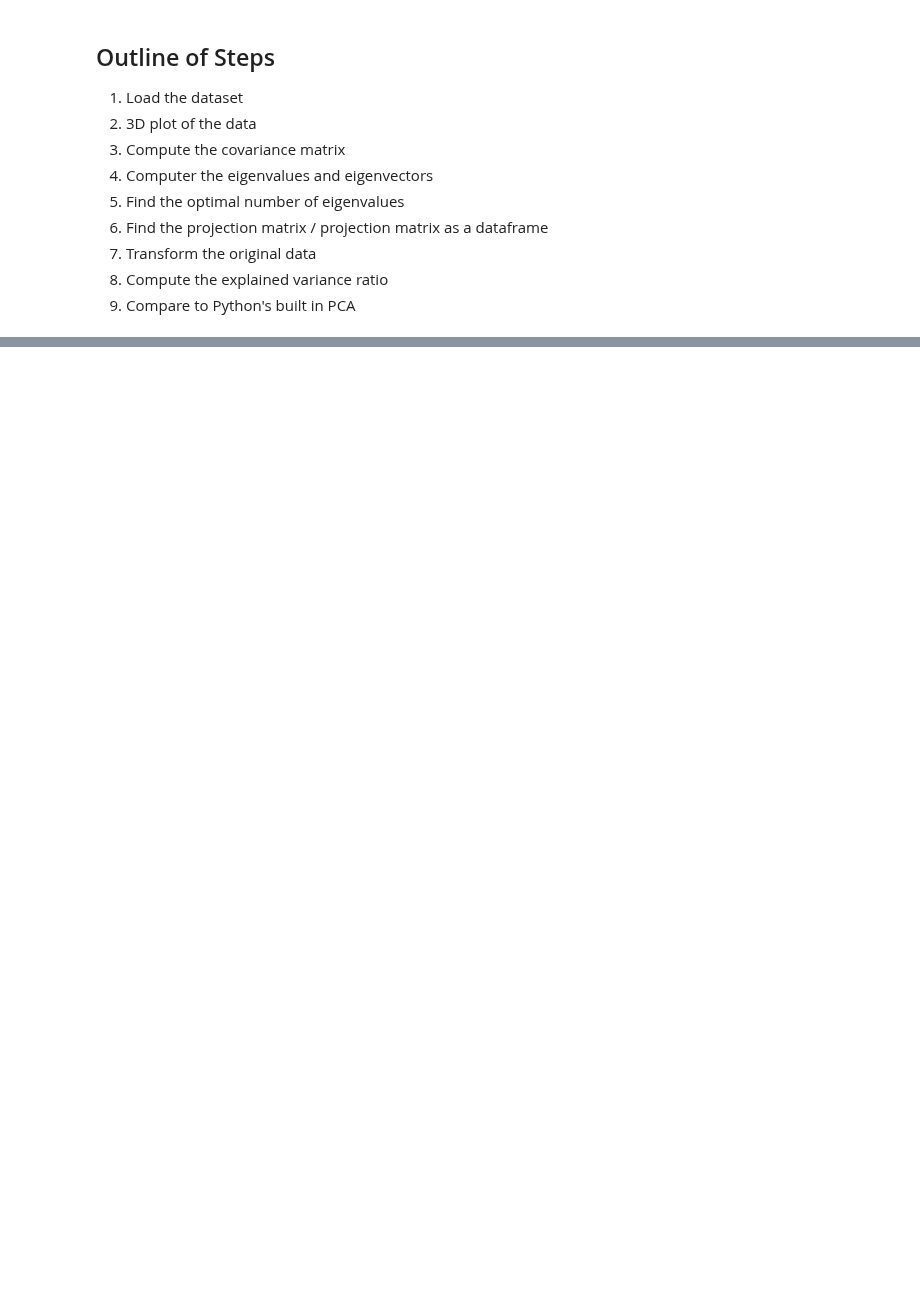
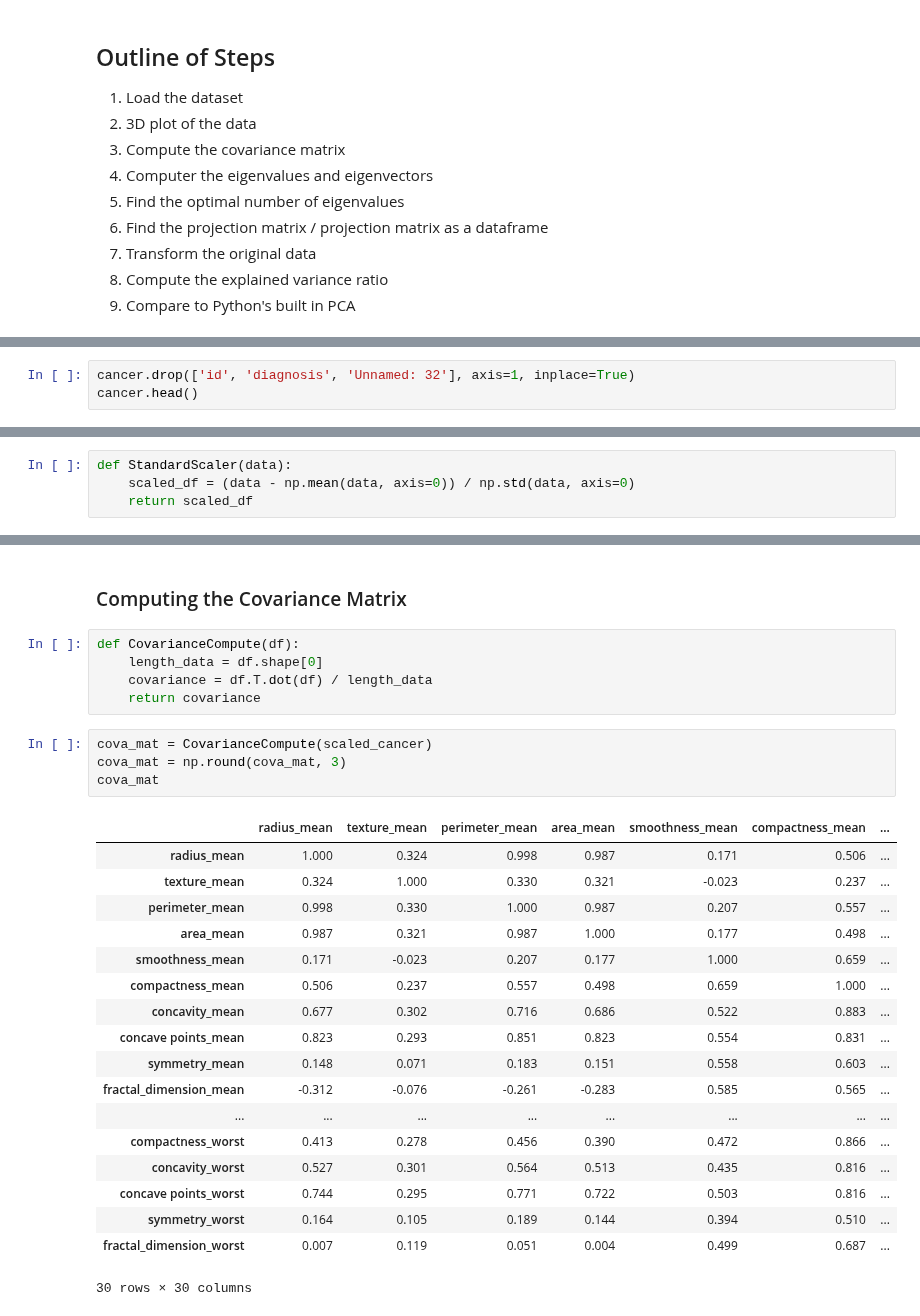
Before and after one commit to PaulToronto/Howard-University-Coursera-Linear-Algebra-For-Data-Science-Specialization, a Jupyter notebook: 2_4_3_Solving_Applications.ipynb, the cells around one changed output, grey strips where cells are left out. Saved outputs shown, nothing was run; the diff lists cells and outputs as text; blank space fills up the shorter version.

```diff
--- a/2_4_3_Solving_Applications.ipynb
+++ b/2_4_3_Solving_Applications.ipynb
@@ -101,0 +74,3 @@ cancer.shape
+# %%
+cancer.drop(['id', 'diagnosis', 'Unnamed: 32'], axis=1, inplace=True)
+cancer.head()
@@ -132,0 +120,4 @@ fig.update_traces(marker=dict(size=13,
+# %%
+def StandardScaler(data):
+    scaled_df = (data - np.mean(data, axis=0)) / np.std(data, axis=0)
+    return scaled_df
@@ -132,0 +142,30 @@ fig.update_traces(marker=dict(size=13,
+# %% [markdown]
+### Computing the Covariance Matrix
+# %%
+def CovarianceCompute(df):
+    length_data = df.shape[0]
+    covariance = df.T.dot(df) / length_data
+    return covariance
+# %%
+cova_mat = CovarianceCompute(scaled_cancer)
+cova_mat = np.round(cova_mat, 3)
+cova_mat
+# %% [output]
+|  | radius_mean | texture_mean | perimeter_mean | area_mean | smoothness_mean | compactness_mean | ... |
+| radius_mean | 1.000 | 0.324 | 0.998 | 0.987 | 0.171 | 0.506 | ... |
+| texture_mean | 0.324 | 1.000 | 0.330 | 0.321 | -0.023 | 0.237 | ... |
+| perimeter_mean | 0.998 | 0.330 | 1.000 | 0.987 | 0.207 | 0.557 | ... |
+| area_mean | 0.987 | 0.321 | 0.987 | 1.000 | 0.177 | 0.498 | ... |
+| smoothness_mean | 0.171 | -0.023 | 0.207 | 0.177 | 1.000 | 0.659 | ... |
+| compactness_mean | 0.506 | 0.237 | 0.557 | 0.498 | 0.659 | 1.000 | ... |
+| concavity_mean | 0.677 | 0.302 | 0.716 | 0.686 | 0.522 | 0.883 | ... |
+| concave points_mean | 0.823 | 0.293 | 0.851 | 0.823 | 0.554 | 0.831 | ... |
+| symmetry_mean | 0.148 | 0.071 | 0.183 | 0.151 | 0.558 | 0.603 | ... |
+| fractal_dimension_mean | -0.312 | -0.076 | -0.261 | -0.283 | 0.585 | 0.565 | ... |
+| ... | ... | ... | ... | ... | ... | ... | ... |
+| compactness_worst | 0.413 | 0.278 | 0.456 | 0.390 | 0.472 | 0.866 | ... |
+| concavity_worst | 0.527 | 0.301 | 0.564 | 0.513 | 0.435 | 0.816 | ... |
+| concave points_worst | 0.744 | 0.295 | 0.771 | 0.722 | 0.503 | 0.816 | ... |
+| symmetry_worst | 0.164 | 0.105 | 0.189 | 0.144 | 0.394 | 0.510 | ... |
+| fractal_dimension_worst | 0.007 | 0.119 | 0.051 | 0.004 | 0.499 | 0.687 | ... |
+30 rows × 30 columns
```
Also changed, not shown: parts of 49 cells of this notebook.
